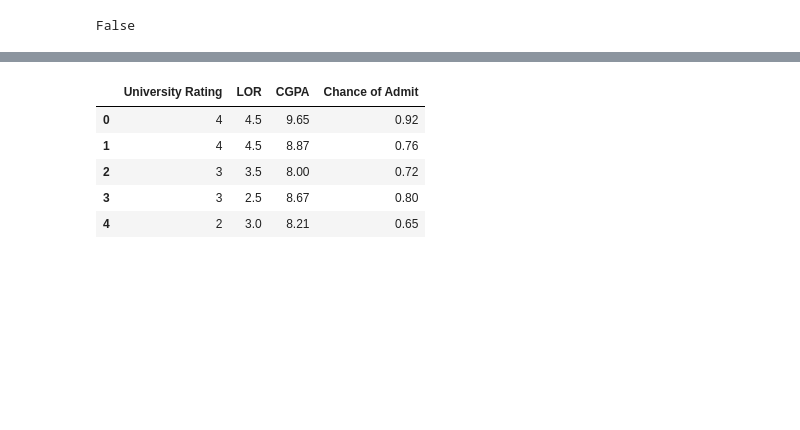
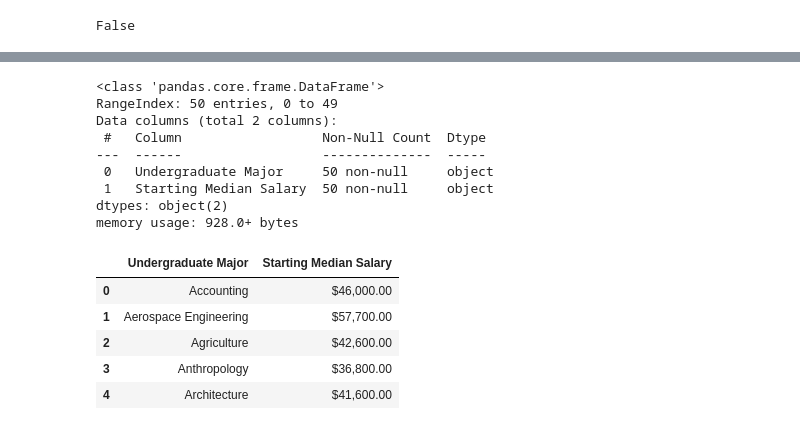
Before and after one commit to AndrewABrain/CCIC_DS1, a Jupyter notebook: Quarter 2 Final Project.ipynb, the cells around one changed output, grey strips where cells are left out. Drawn from its saved outputs; the diff is of its cells as text; code cells hidden in the pictures; blank space fills up the shorter version.

```diff
--- a/Quarter 2 Final Project.ipynb
+++ b/Quarter 2 Final Project.ipynb
@@ -1,4 +1,4 @@
 # %%
 import pandas as pd
 import seaborn as sns
-df = pd.read_csv('adm_data.csv')
+df = pd.read_csv('degrees-that-pay-back.csv')
@@ -37,11 +34,21 @@ memory usage: 28.2 KB
-# %%
-df = df.drop(columns = ['Serial No.', 'GRE Score', 'TOEFL Score', 'SOP', 'Research'])
+# %%
+df = df.drop(columns = ['Mid-Career Median Salary', 'Percent change from Starting to Mid-Career Salary', 'Mid-Career 10th Percentile Salary', 'Mid-Career 25th Percentile Salary', 'Mid-Career 75th Percentile Salary', 'Mid-Career 90th Percentile Salary'])
 # %%
+df.info()
 df.head()
 # %% [output]
+<class 'pandas.core.frame.DataFrame'>
+RangeIndex: 50 entries, 0 to 49
+Data columns (total 2 columns):
+ #   Column                  Non-Null Count  Dtype
+---  ------                  --------------  -----
+ 0   Undergraduate Major     50 non-null     object
+ 1   Starting Median Salary  50 non-null     object
+dtypes: object(2)
+memory usage: 928.0+ bytes
-|  | University Rating | LOR | CGPA | Chance of Admit |
-| 0 | 4 | 4.5 | 9.65 | 0.92 |
-| 1 | 4 | 4.5 | 8.87 | 0.76 |
-| 2 | 3 | 3.5 | 8.00 | 0.72 |
-| 3 | 3 | 2.5 | 8.67 | 0.80 |
-| 4 | 2 | 3.0 | 8.21 | 0.65 |
+|  | Undergraduate Major | Starting Median Salary |
+| 0 | Accounting | $46,000.00 |
+| 1 | Aerospace Engineering | $57,700.00 |
+| 2 | Agriculture | $42,600.00 |
+| 3 | Anthropology | $36,800.00 |
+| 4 | Architecture | $41,600.00 |
```
Also changed, not shown: parts of 17 cells of this notebook, 3 other files.
